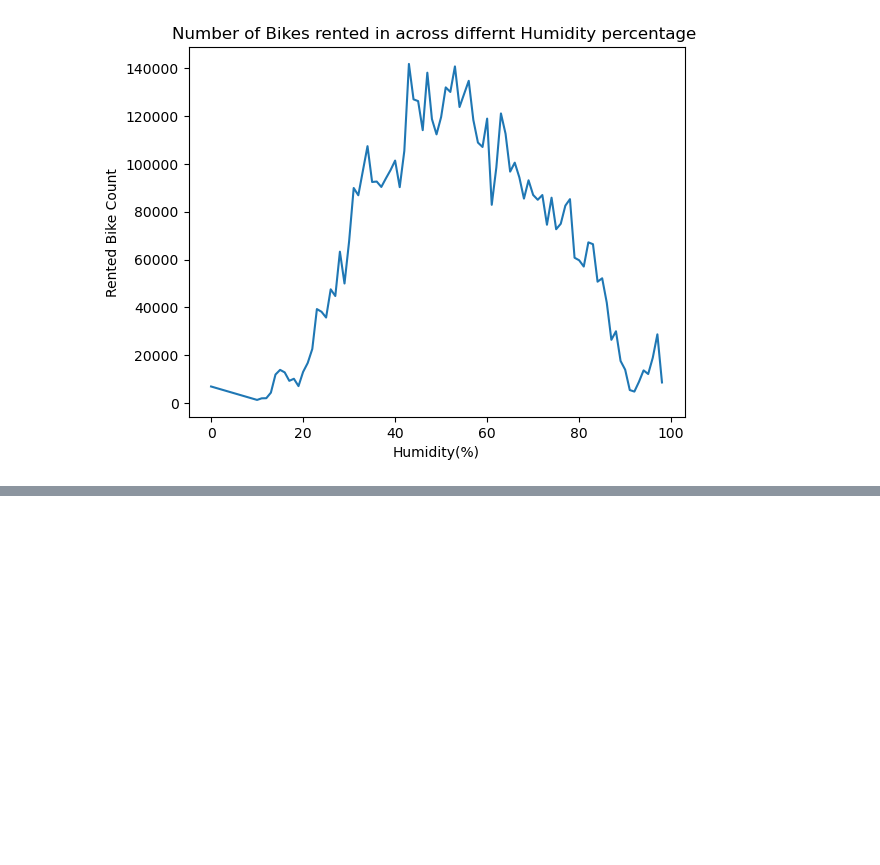
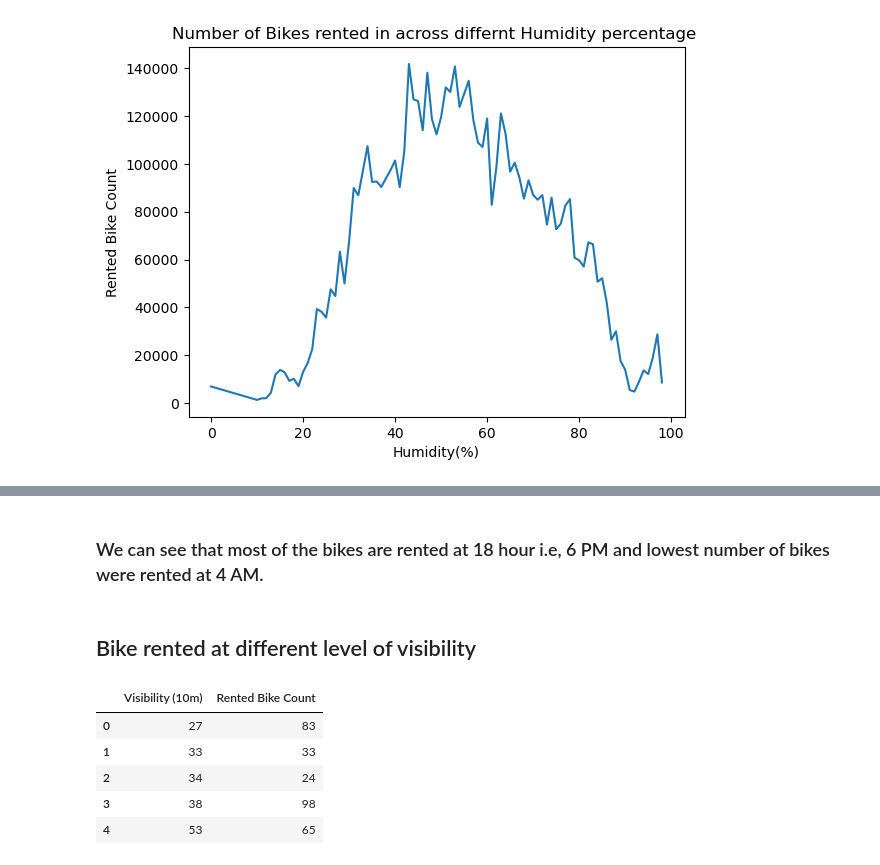
Before and after one commit to vishant750/bike_sharing_demand_prediction, a Jupyter notebook: Bike_sharing_demad_prediction.ipynb, the cells around one changed output, grey strips where cells are left out. Cells and saved outputs as stored; diff of their text form; code cells hidden in the pictures; blank space fills up the shorter version.

```diff
--- a/Bike_sharing_demad_prediction.ipynb
+++ b/Bike_sharing_demad_prediction.ipynb
@@ -276,0 +300,14 @@ Text(0.5, 1.0, 'Number of Bikes rented in across differnt Humidity percentage ')
+# %% [markdown]
+### We can see that most of the bikes are rented at 18 hour i.e, 6 PM and lowest number of bikes were rented at 4 AM.
+# %% [markdown]
+## Bike rented at different level of visibility
+# %%
+bike_sharing_visibility=bike_sharing_df.groupby('Visibility (10m)')['Rented Bike Count'].sum().reset_index()
+bike_sharing_visibility.head()
+# %% [output]
+|  | Visibility (10m) | Rented Bike Count |
+| 0 | 27 | 83 |
+| 1 | 33 | 33 |
+| 2 | 34 | 24 |
+| 3 | 38 | 98 |
+| 4 | 53 | 65 |
```
Also changed, not shown: parts of 14 cells of this notebook.
